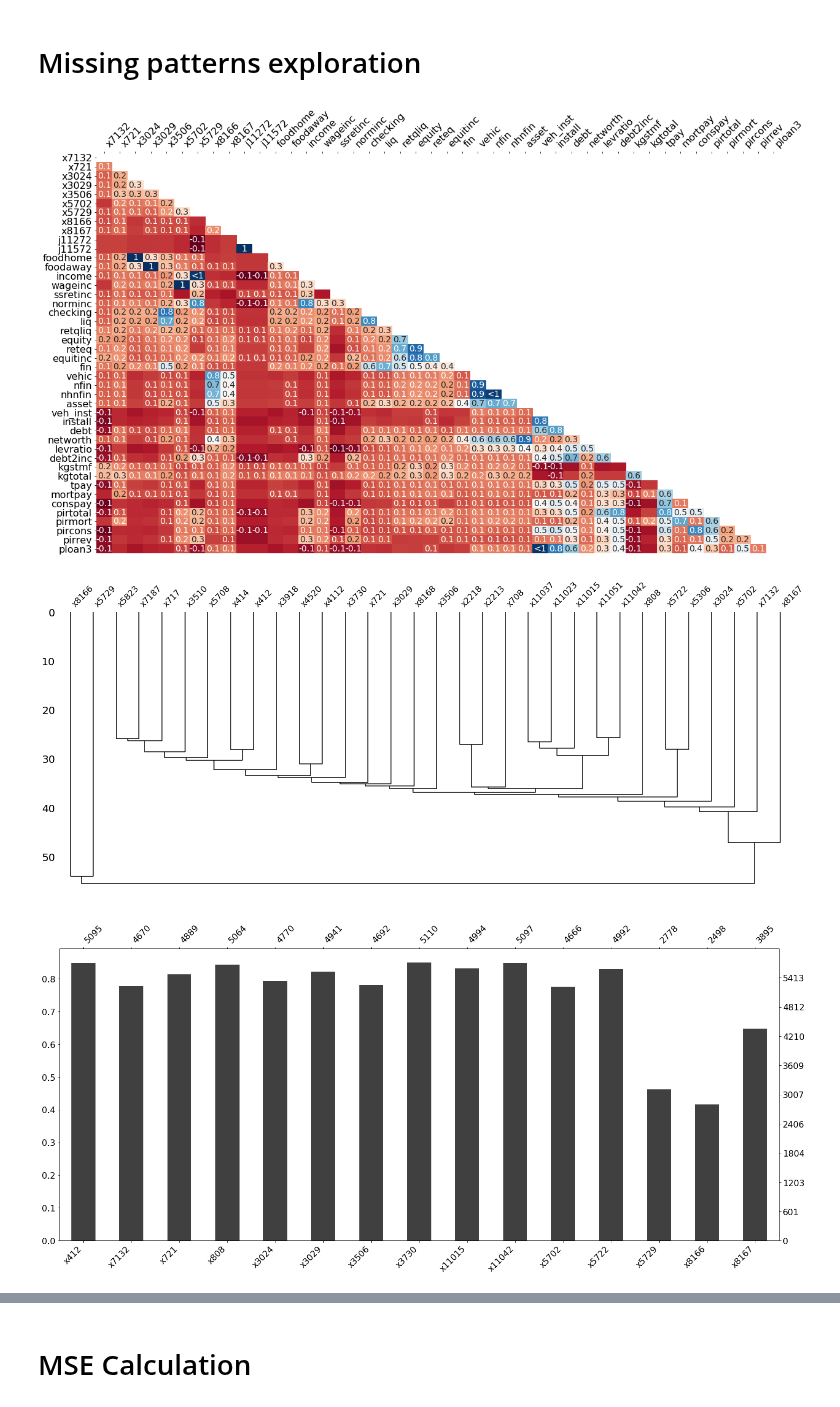
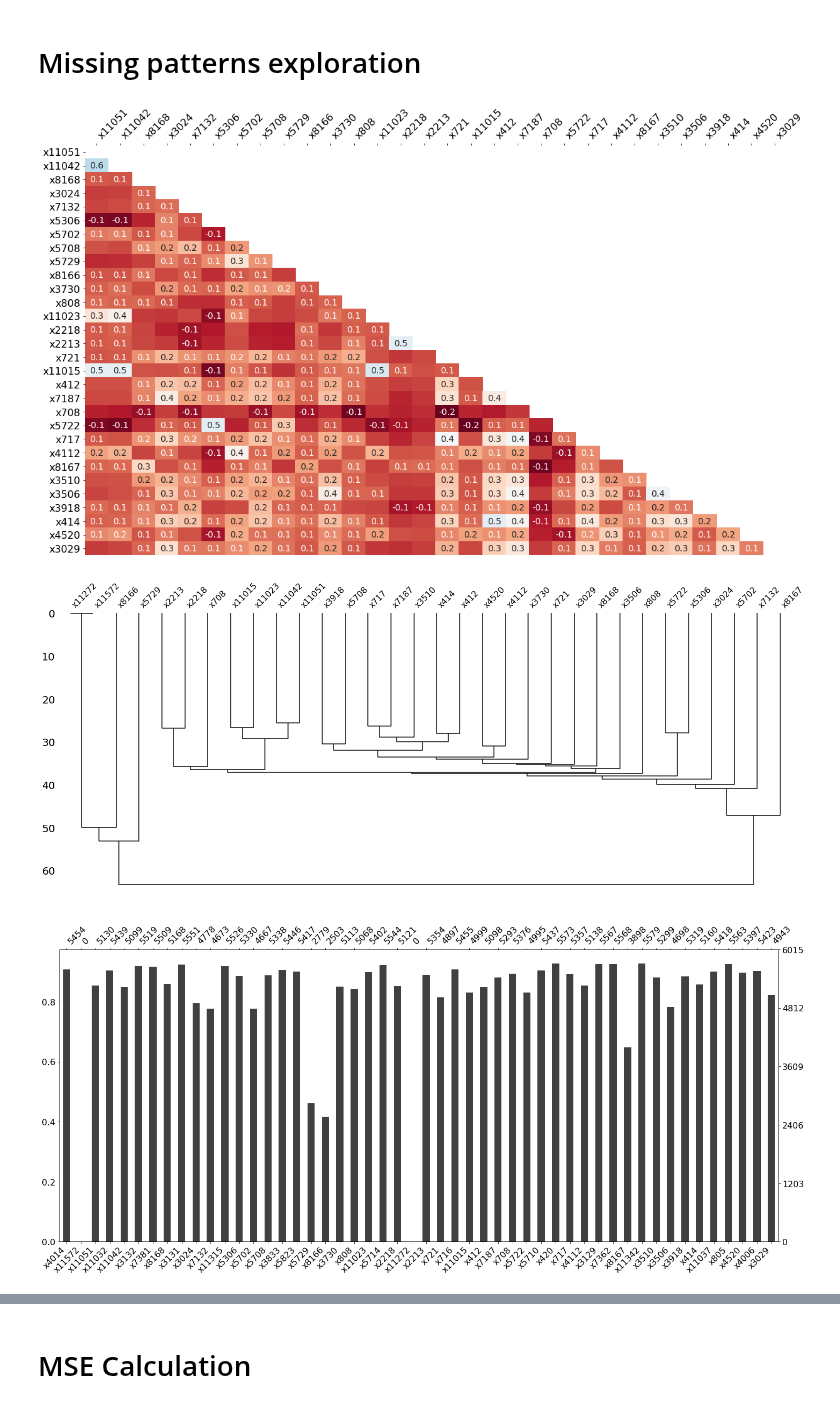
Before and after one commit to TavoloPerUno/scf_impute, a Jupyter notebook: Missing Patterns.ipynb, the cells around one changed output, grey strips where cells are left out. Drawn from its saved outputs; the diff is of its cells as text; code cells hidden in the pictures.

```diff
--- a/Missing Patterns.ipynb
+++ b/Missing Patterns.ipynb
@@ -23,17 +23,20 @@ df_raw_data = dct_data['df_raw_data'].copy()
 # Missing patterns exploration
 # %%
 df_raw_data = dct_data['df_orig_data']
+cols = dct_data['lst_num_cols'] + dct_data['lst_year_cols'] + dct_data['lst_char_cols'] + dct_data['lst_skipped_cols'] + dct_data['empty_cols']
+df_raw_data = df_raw_data[list(set(cols))]
 filtered_data = msno.nullity_filter(df_raw_data, filter='bottom', n=50, p=0.9)
 msno.heatmap(filtered_data)
 # %% [output]
-[figure, old version]
+[figure, new version]
 # %%
 filtered_data = msno.nullity_filter(df_raw_data, filter='bottom', p=0.9)
 msno.dendrogram(filtered_data)
 # %% [output]
-[figure, old version]
+[figure, new version]
 # %%
-filtered_data = msno.nullity_filter(df_raw_data, filter='bottom', n=15, p=0.99) # or filter='top'
+filtered_data = msno.nullity_filter(df_raw_data, filter='bottom', n=50, p=0.99)
+filtered_data = msno.nullity_sort(filtered_data, sort='descending')
 msno.bar(filtered_data)
 # %% [output]
-[figure, old version]
+[figure, new version]
```
Also changed, not shown: parts of 1 cell of this notebook, 1 other file.
